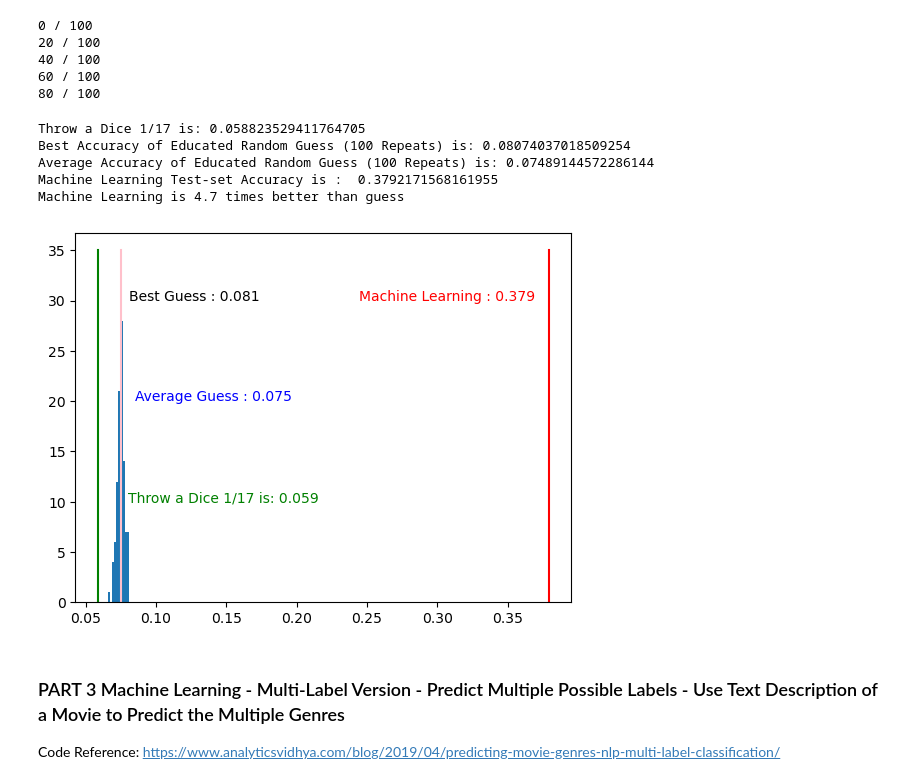
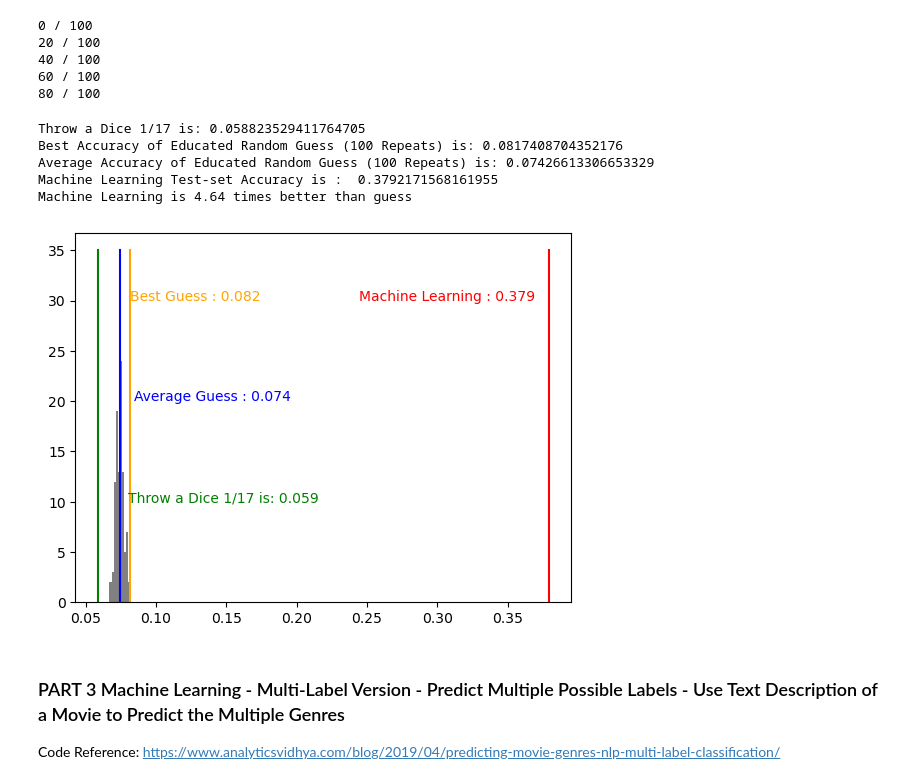
Before and after one commit to sushmamylavarapu/Project4_DataAnalytics, a Jupyter notebook: part_05_machine_learning_genres.ipynb, the cells around one changed output. Drawn from its saved outputs; the diff is of its cells as text; code cells hidden in the pictures.

```diff
--- a/part_04_machine_learning_genres.ipynb
+++ b/part_05_machine_learning_genres.ipynb
@@ -341,35 +341,36 @@ for i in range(repeat_n):
 # %%
 # histogram for accuracy in educated random guess
 n_bins = 10
 
 # set the number of bins with the *bins* keyword argument.
-plt.hist(random_accuracy, bins=n_bins)
+plt.hist(random_accuracy, bins=n_bins , color="grey" )
 plt.plot([accuracy_rate,accuracy_rate], [0, 35], color = 'red')
 
 # average accuracy in guess
 temp_avg = sum(random_accuracy)/len(random_accuracy)
 
-plt.plot([temp_avg,temp_avg], [0, 35], color = 'pink')
+plt.plot([max(random_accuracy),max(random_accuracy)], [0, 35], color = 'orange')
+plt.plot([temp_avg,temp_avg], [0, 35], color = 'blue')
 plt.plot([1/len(label_df),1/len(label_df)], [0, 35], color = 'green')
 
 # text label
 plt.text( 0.08 ,10, f'Throw a Dice 1/{len(label_df)} is: { round( 1/len(label_df) , 3) }', ha='left', wrap=True , color = 'green')
-plt.text(max(random_accuracy),30, f'Best Guess : {round(max(random_accuracy),3)}', ha='left', wrap=True)
+plt.text(max(random_accuracy),30, f'Best Guess : {round(max(random_accuracy),3)}', ha='left', wrap=True, color = 'orange')
 plt.text(temp_avg+0.01, 20, f'Average Guess : {round(temp_avg,3)}', ha='left', wrap=True , color = 'blue' )
 plt.text(accuracy_rate-0.01, 30, f'Machine Learning : {round(evaluator.evaluate(predictions),3)}', ha='right', wrap=True , color ='red' )
 
 print(f'Throw a Dice 1/{len(label_df)} is: { 1/len(label_df) }')
 print(f'Best Accuracy of Educated Random Guess ({repeat_n} Repeats) is: {max(random_accuracy) }')
 print(f'Average Accuracy of Educated Random Guess ({repeat_n} Repeats) is: {temp_avg}')
 print("Machine Learning Test-set Accuracy is : ", evaluator.evaluate(predictions))
 print(f"Machine Learning is { round(evaluator.evaluate(predictions) / max(random_accuracy), 2) } times better than guess")
 # %% [output]
 Throw a Dice 1/17 is: 0.058823529411764705
-Best Accuracy of Educated Random Guess (100 Repeats) is: 0.08074037018509254
-Average Accuracy of Educated Random Guess (100 Repeats) is: 0.07489144572286144
+Best Accuracy of Educated Random Guess (100 Repeats) is: 0.0817408704352176
+Average Accuracy of Educated Random Guess (100 Repeats) is: 0.07426613306653329
 Machine Learning Test-set Accuracy is :  0.3792171568161955
-Machine Learning is 4.7 times better than guess
+Machine Learning is 4.64 times better than guess
-[figure, old version]
+[figure, new version]
 # %% [markdown]
 ### PART 3 Machine Learning - Multi-Label Version - Predict Multiple Possible Labels - Use Text Description of a Movie to Predict the Multiple Genres
 
```
Also changed, not shown: parts of 6 cells of this notebook.
